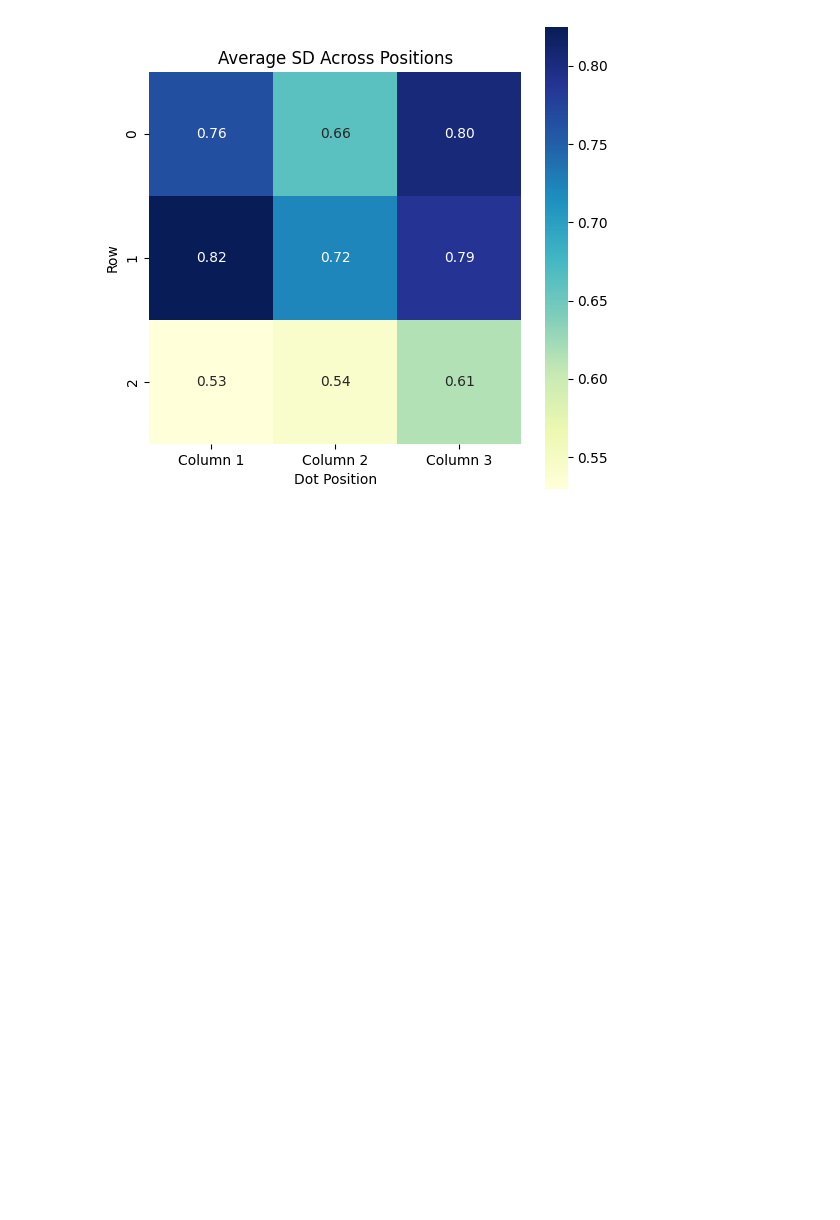
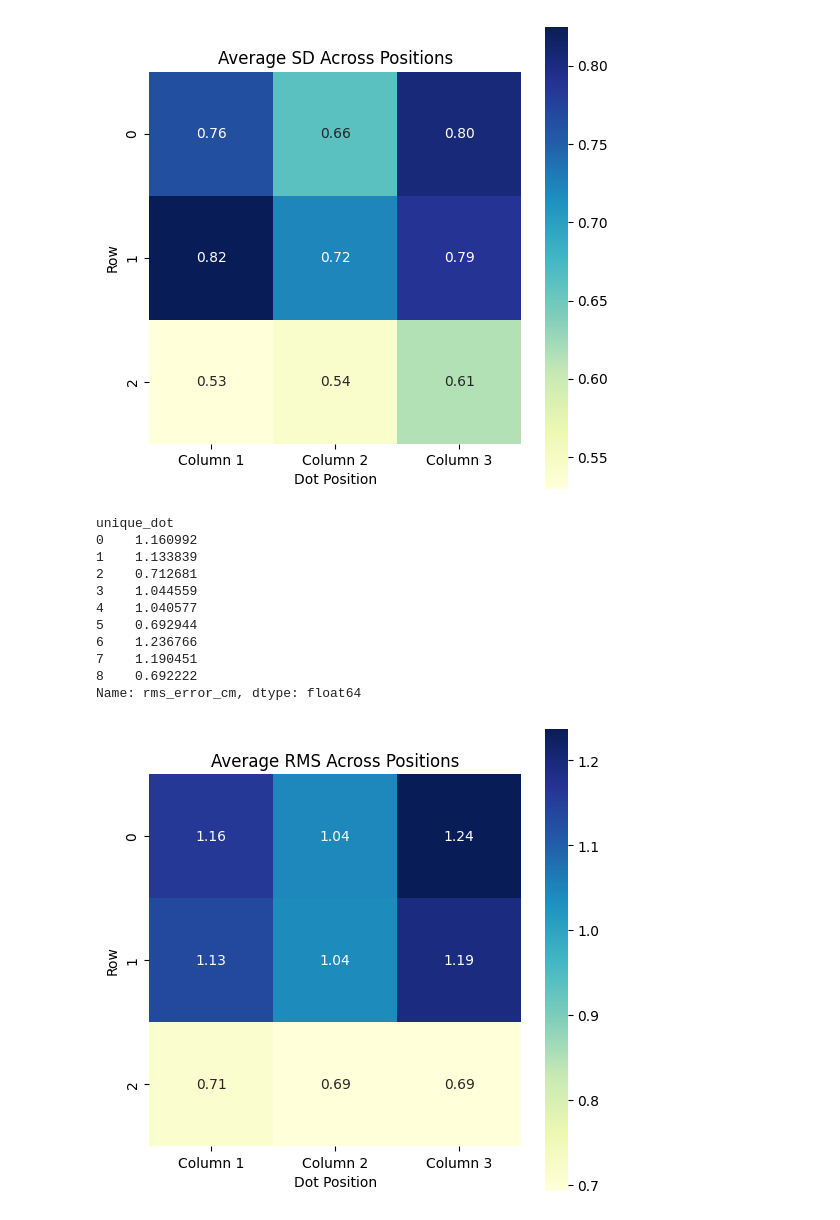
Before and after one commit to artembelopolsky/DeepEye_analyze, a Jupyter notebook: deepeye_analyze_VBLDress1_calibration.ipynb, the cells around one changed output. Cells and saved outputs as stored; diff of their text form; code cells hidden in the pictures; blank space fills up the shorter version.

```diff
--- a/deepeye_analyze_VBLDress1_calibration.ipynb
+++ b/deepeye_analyze_VBLDress1_calibration.ipynb
@@ -512,3 +516,39 @@ unique_dot
 8    0.614440
 Name: eucl_dist_gaze_to_median_cm, dtype: float64
 [figure]
+# %%
+dot_all = summary_df_per_dot.groupby(['subj_nr', 'unique_dot'], as_index=False)['rms_error_cm'].mean()
+print(dot_all.groupby(['unique_dot']).rms_error_cm.mean())
+
+# Calculate the average median offset for each dot across all subjects
+average_offset_per_dot = dot_all.groupby('unique_dot', as_index=False)['rms_error_cm'].mean()
+
+## Create a DataFrame to reflect the 3-row layout
+dot_matrix = pd.DataFrame({
+    'Column 1': average_offset_per_dot['rms_error_cm'][0:3].values,
+    'Column 2': average_offset_per_dot['rms_error_cm'][3:6].values,
+    'Column 3': average_offset_per_dot['rms_error_cm'][6:9].values
+})
+
+# Plot the heatmap with the layout in three rows
+plt.figure(figsize=(6, 6))
+sns.heatmap(dot_matrix, annot=True, fmt=".2f", cmap="YlGnBu", cbar_kws={'label': ''}, square=True)
+
+# Set the title and labels
+plt.title('Average RMS Across Positions')
+plt.xlabel('Dot Position')
+plt.ylabel('Row')
+plt.show()
+# %% [output]
+unique_dot
+0    1.160992
+1    1.133839
+2    0.712681
+3    1.044559
+4    1.040577
+5    0.692944
+6    1.236766
+7    1.190451
+8    0.692222
+Name: rms_error_cm, dtype: float64
+[figure, added]
```
Also changed, not shown: parts of 2 cells of this notebook.
